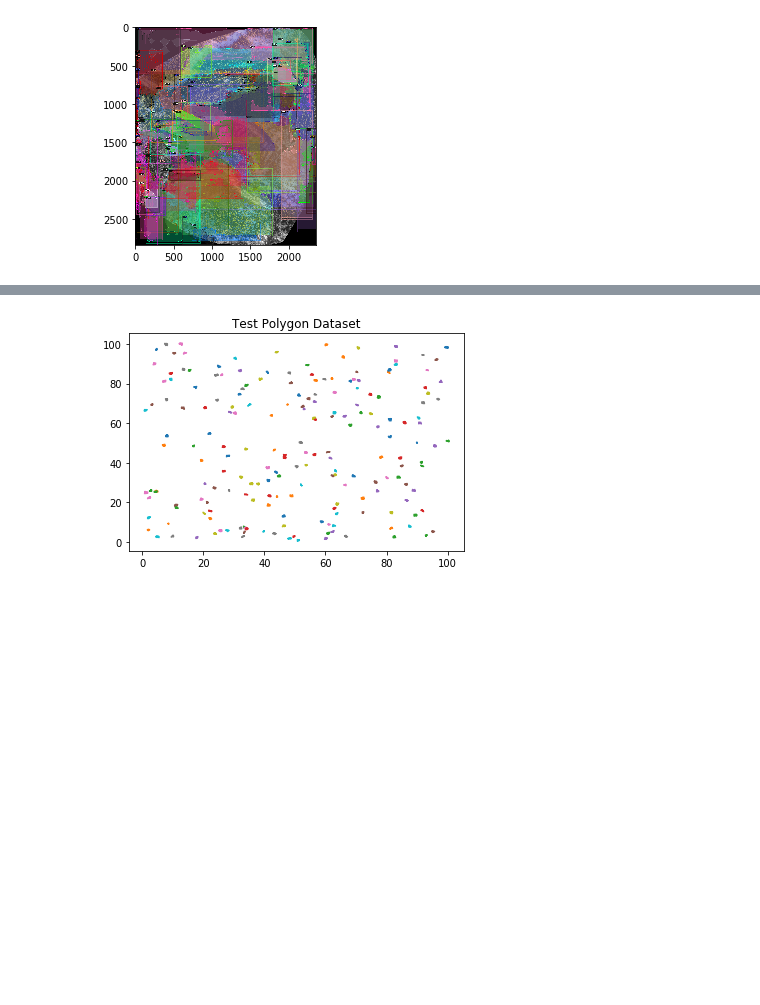
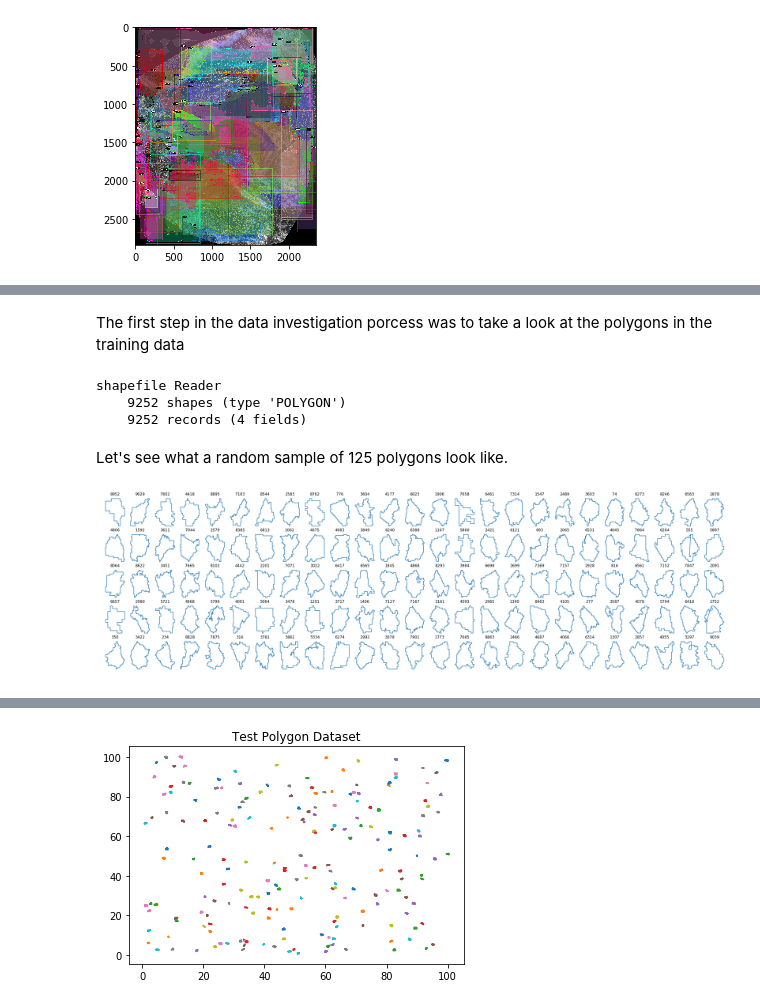
Before and after one commit to tomginsberg/drone-tree-id, a Jupyter notebook: notebooks/notebook.ipynb, the cells around one changed output, grey strips where cells are left out. Saved outputs shown, nothing was run; the diff lists cells and outputs as text; code cells hidden in the pictures; blank space fills up the shorter version.

```diff
--- a/notebooks/notebook.ipynb
+++ b/notebooks/notebook.ipynb
@@ -142,0 +129,2 @@ Clearly the model is not intended to work on extremely large orthographic images
+# %% [markdown]
+The first step in the data investigation porcess was to take a look at the polygons in the training data
@@ -142,0 +135,20 @@ Clearly the model is not intended to work on extremely large orthographic images
+# %%
+sf = shapefile.Reader("../datasets/CPT2a-n/Segments/CPT2a-n_dom-poly")
+print(sf)
+# %% [output]
+shapefile Reader
+    9252 shapes (type 'POLYGON')
+    9252 records (4 fields)
+# %% [markdown]
+Let's see what a random sample of 125 polygons look like.
+# %%
+shapes = sf.shapes()
+num_shapes = len(shapes)
+fig, axes = plt.subplots(5, 25, figsize=(35,10))
+for ax in axes.ravel():
+    idx = np.random.randint(num_shapes)
+    ax.set_title(f'{idx}')
+    ax.plot(*np.array((shapes[idx].points)).transpose())
+    ax.set_axis_off()
+# %% [output]
+[figure, added]
```
Also changed, not shown: parts of 18 cells of this notebook, 1 other file.
